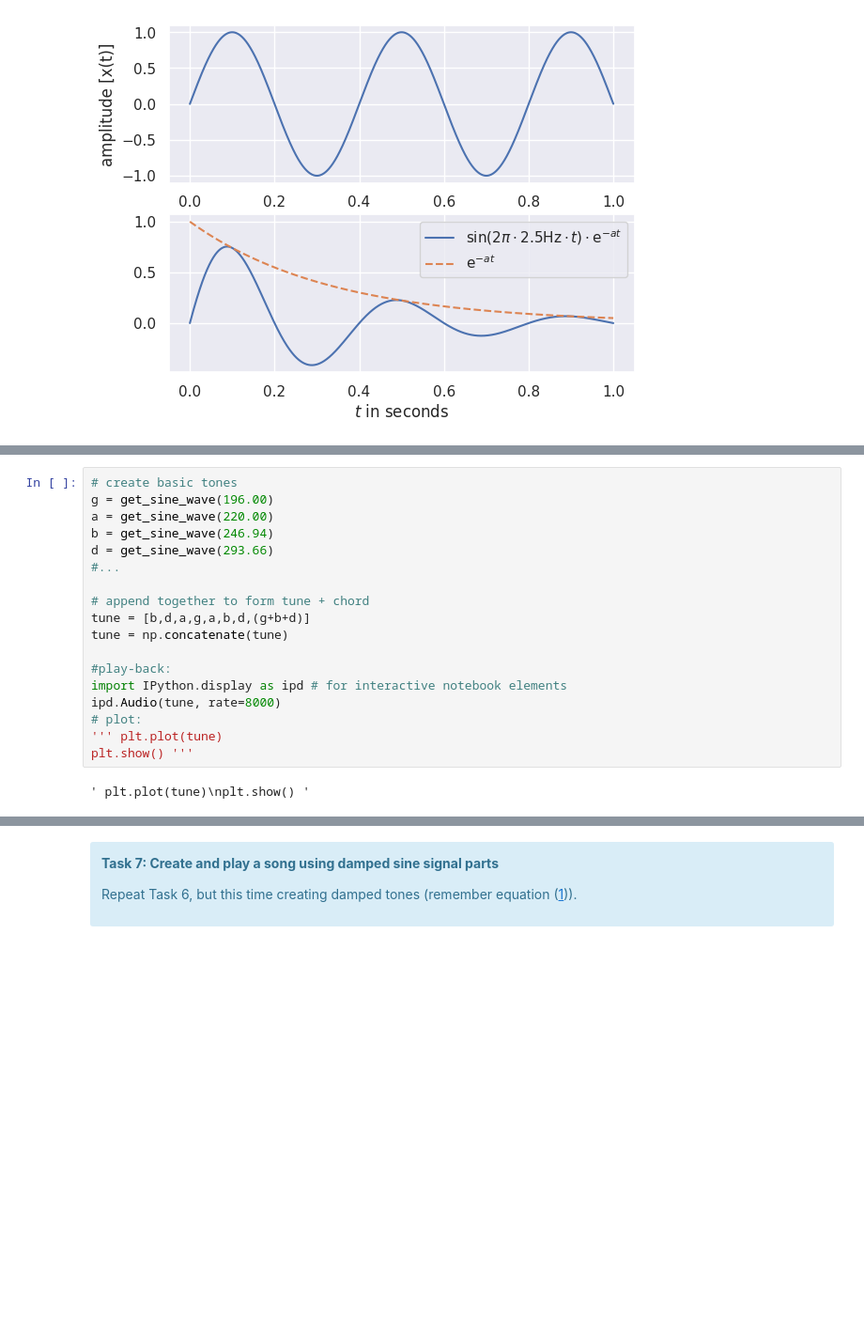
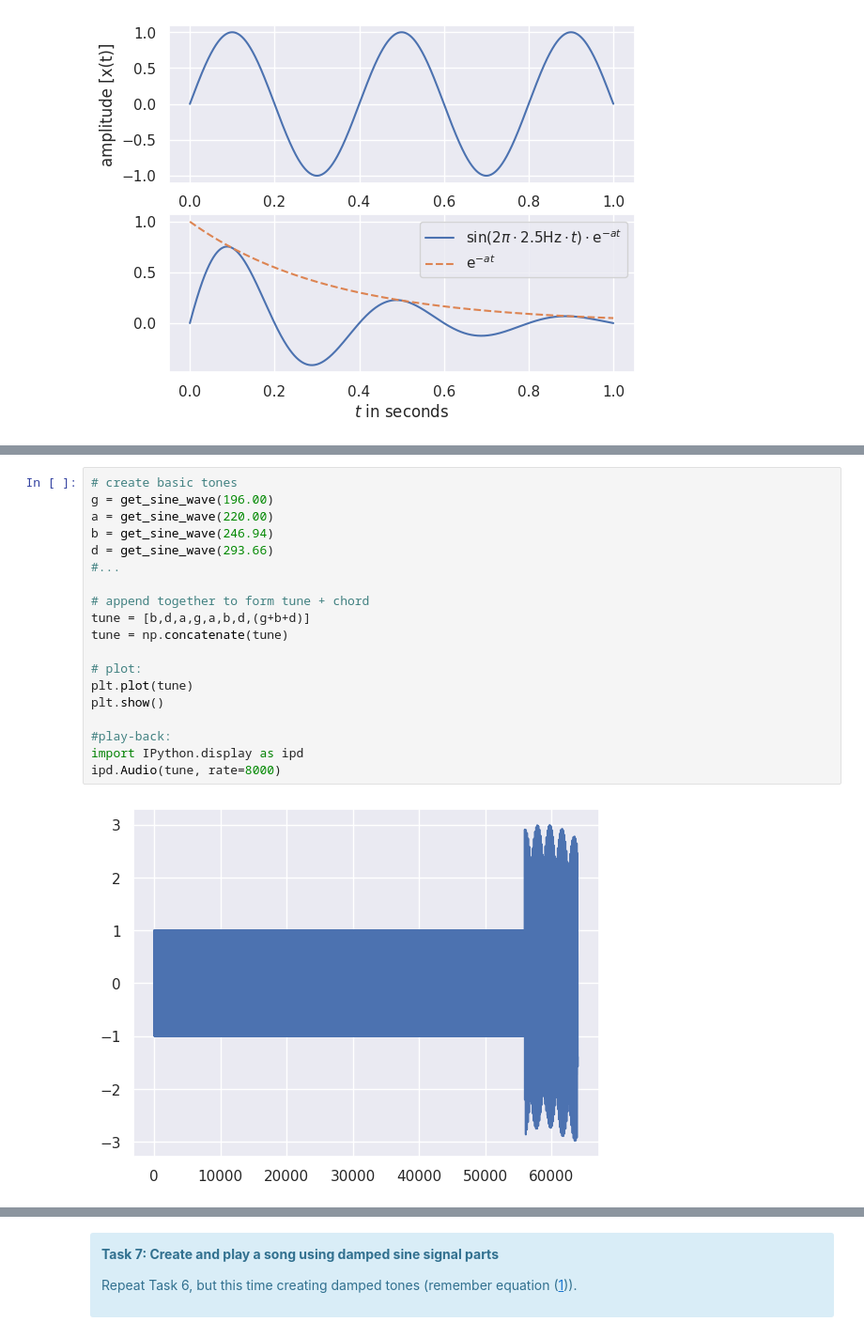
Before and after one commit to aca22nla/com2009_team42, a Jupyter notebook: Lab-Sheets/Lab-Sheet-2.ipynb, the cells around one changed output, grey strips where cells are left out. Shown at 94% size. Saved outputs shown, nothing was run; the diff lists cells and outputs as text; blank space fills up the shorter version.

```diff
--- a/Lab-Sheets/Lab-Sheet-2.ipynb
+++ b/Lab-Sheets/Lab-Sheet-2.ipynb
@@ -275,20 +275,21 @@ Create notes G3, A3, B3, D4, C4 and E4 and concatenate the sounds to create your
 # %%
 # create basic tones
 g = get_sine_wave(196.00)
 a = get_sine_wave(220.00)
 b = get_sine_wave(246.94)
 d = get_sine_wave(293.66)
 #...
 
 # append together to form tune + chord
 tune = [b,d,a,g,a,b,d,(g+b+d)]
 tune = np.concatenate(tune)
 
+# plot:
+plt.plot(tune)
+plt.show()
+
 #play-back:
-import IPython.display as ipd # for interactive notebook elements
+import IPython.display as ipd
 ipd.Audio(tune, rate=8000)
-# plot:
-''' plt.plot(tune)
-plt.show() '''
 # %% [output]
-' plt.plot(tune)\nplt.show() '
+[figure, added]
```
Also changed, not shown: parts of 3 cells of this notebook.
